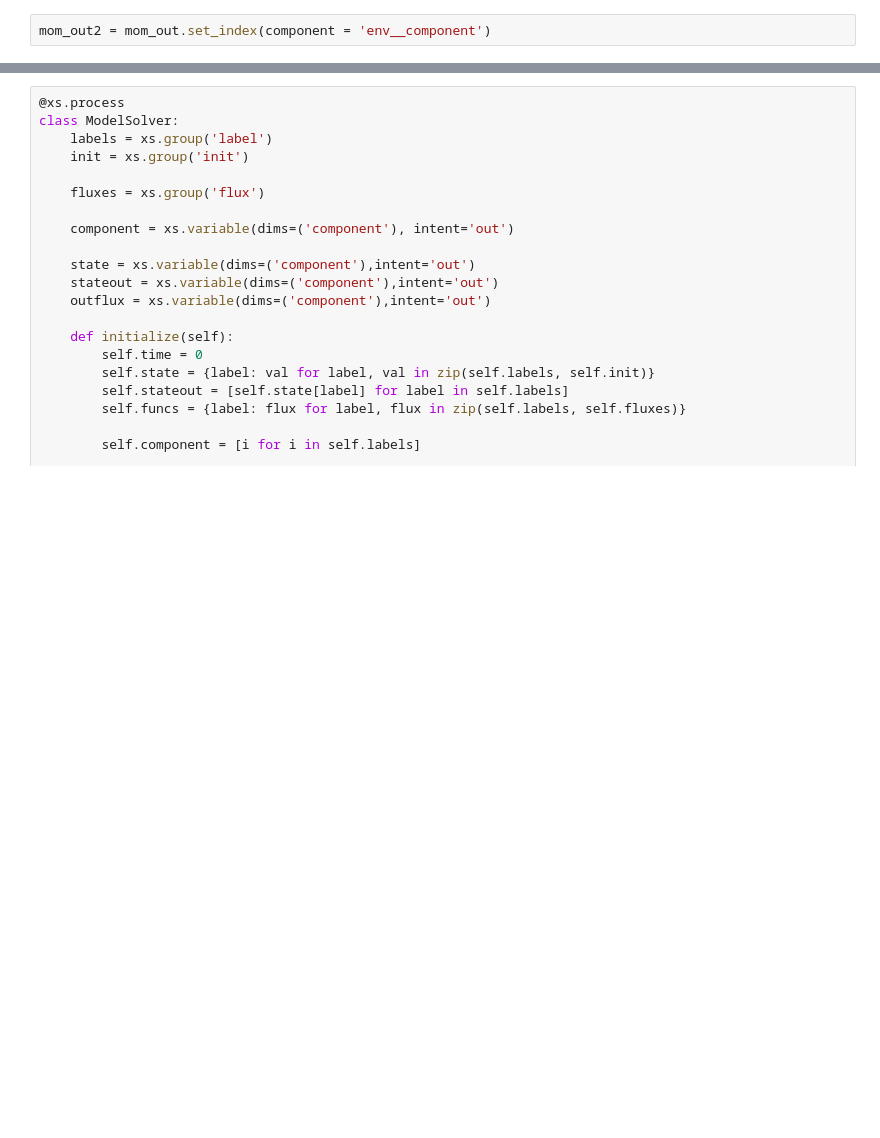
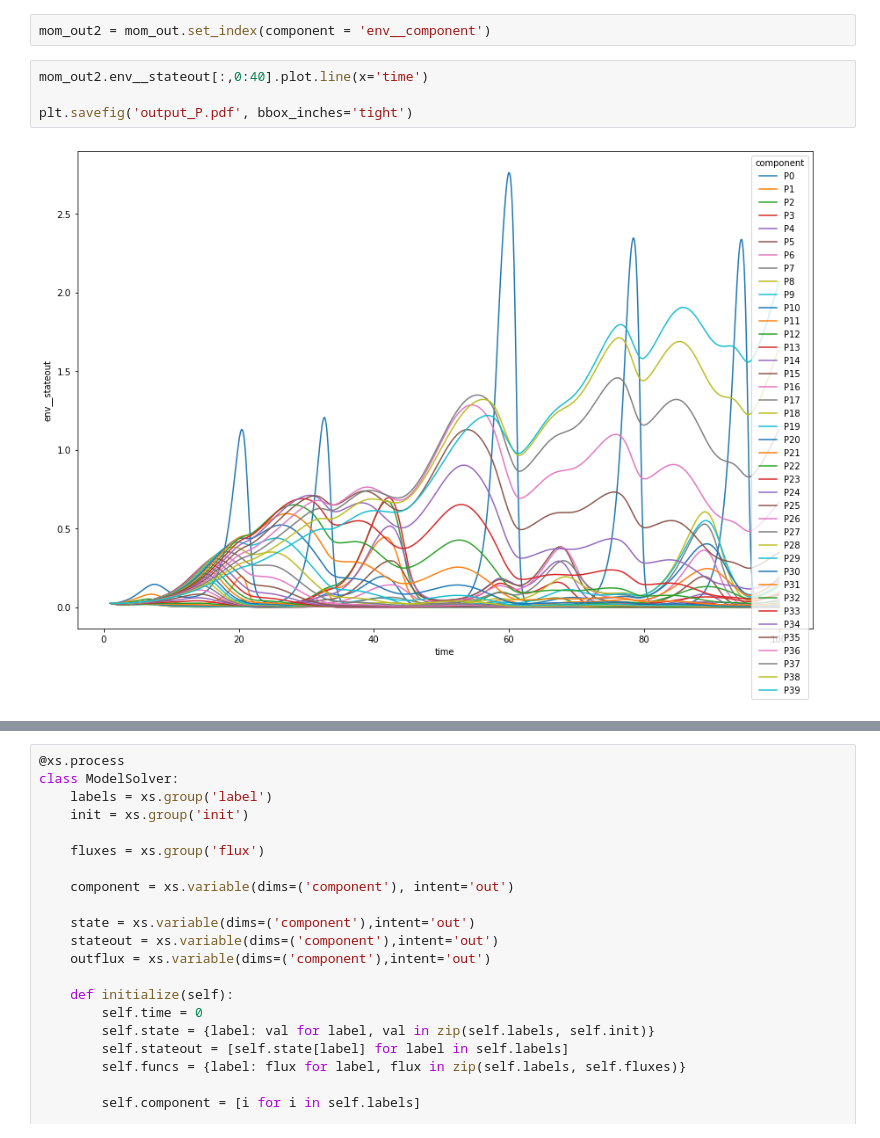
Before and after one commit to ben1post/kaweahcode, a Jupyter notebook: xarray-simlab-experiments/ASTroCAT_clone_01.ipynb, the cells around one changed output, grey strips where cells are left out. Drawn from its saved outputs; the diff is of its cells as text; blank space fills up the shorter version.

```diff
--- a/xarray-simlab-experiments/ASTroCAT_clone_01.ipynb
+++ b/xarray-simlab-experiments/ASTroCAT_clone_01.ipynb
@@ -824,2 +824,8 @@ Data variables:
 # %%
 mom_out2 = mom_out.set_index(component = 'env__component')
+# %%
+mom_out2.env__stateout[:,0:40].plot.line(x='time')
+
+plt.savefig('output_P.pdf', bbox_inches='tight')
+# %% [output]
+[figure, added]
```
Also changed, not shown: parts of 8 cells of this notebook, 4 other files.
